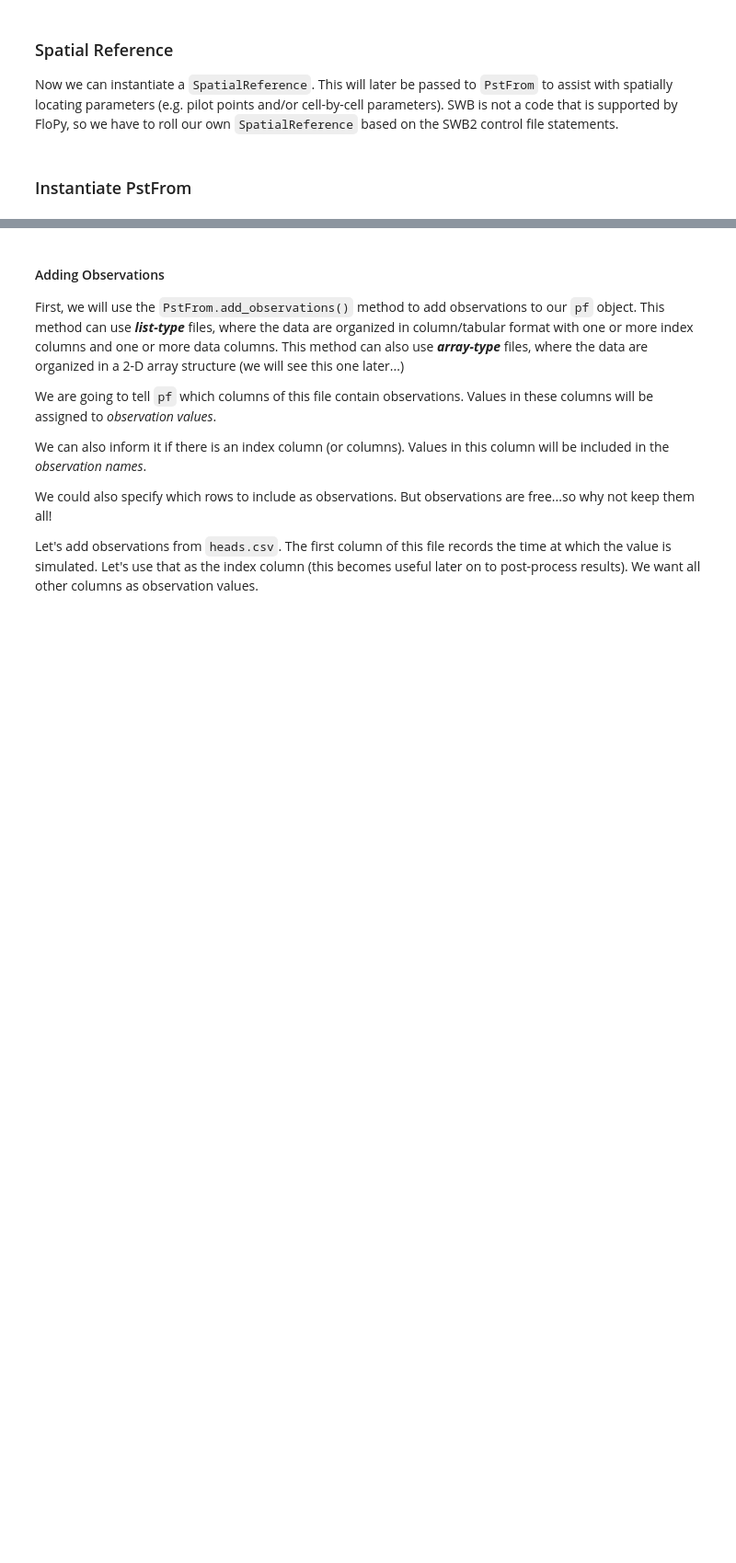
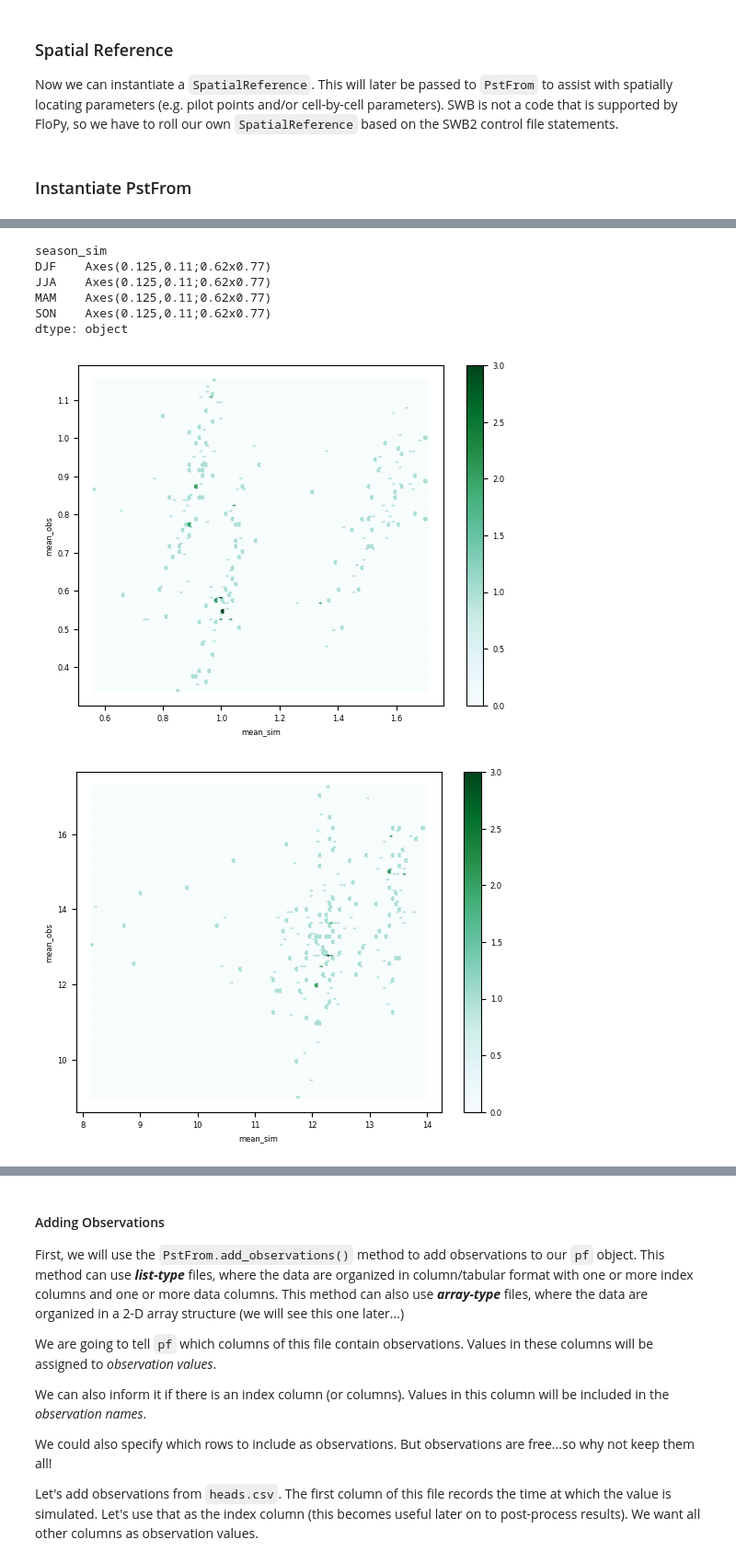
Before and after one commit to smwesten-usgs/swb2_pyemu_pest, a Jupyter notebook: pstfrom_pest_setup/swb_pstfrom_pest_setup.ipynb, the cells around one changed output, grey strips where cells are left out. Shown at 92% size. Drawn from its saved outputs; the diff is of its cells as text; code cells hidden in the pictures; blank space fills up the shorter version.

```diff
--- a/pstfrom_pest_setup/swb_pstfrom_pest_setup.ipynb
+++ b/pstfrom_pest_setup/swb_pstfrom_pest_setup.ipynb
@@ -132,0 +182,2 @@ The values in the *.csv* file were generated by running the model. (***IMPORTANT
+# %%
+da = da * 30.5 / 25.4
@@ -132,0 +186,25 @@ The values in the *.csv* file were generated by running the model. (***IMPORTANT
+# %%
+# now calculate a series of seasonal summed grids for 'DJF', 'MAM', 'JJA', and 'SON'
+seasonal_da = da[:,miny:maxy,minx:maxx].resample(time="QS-DEC").reduce(np.sum, dim="time")
+# %%
+# read in the shapefile of zones; convert to format that zonal_stats can handle
+surface_water_basins_gdf = gp.read_file(surface_water_basins_shp)
+
+# rasterio is not wired to deal directly with geopandas objects; we must extract the geometry from the geopandas object
+# see https://pygis.io/docs/e_raster_rasterize.html
+#geom = [shapes for shapes in surface_water_basins_gdf.geometry]
+geom = surface_water_basins_gdf[['geometry','BASIN_INDX']].values.tolist()
+
+# rasterize the geometry and index values
+zones = features.rasterize(geom, out_shape=reitz_sample_dataset.shape, transform=reitz_sample_dataset.rio.transform(), fill=-9999)
+
+# zonal_stats requires the mask to be a a dataarray; here we create a dataarray with the same dimensions as the seasonal_da,
+# copying the values of the mask into the dataarray
+zones_da = seasonal_da[0,:,:].copy()
+zones_da.data = zones.astype(np.integer)
+# %%
+#make the calculation using our rasterized zone data
+df_obs = calculate_zonal_statistics(xarray_dataarray=seasonal_da, mask_dataarray=zones_da, summary_type='quarterly_sum')
+
+# eliminate values that fall outside of our defined zones
+df_obs = df_obs.query("zone >= 0")
@@ -132,0 +227,12 @@ The values in the *.csv* file were generated by running the model. (***IMPORTANT
+# %%
+merged_df = df_sim_obs.merge(right=df_obs, left_on=['zone','month','year'], right_on=['zone','month','year'],suffixes=('_sim','_obs'))
+merged_df.groupby('season_sim').plot(x='mean_sim',y='mean_obs',kind='hexbin')
+# %% [output]
+season_sim
+DJF    Axes(0.125,0.11;0.62x0.77)
+JJA    Axes(0.125,0.11;0.62x0.77)
+MAM    Axes(0.125,0.11;0.62x0.77)
+SON    Axes(0.125,0.11;0.62x0.77)
+dtype: object
+[figure, added]
+[figure, added]
```
Also changed, not shown: parts of 41 cells of this notebook, 3 other files.
